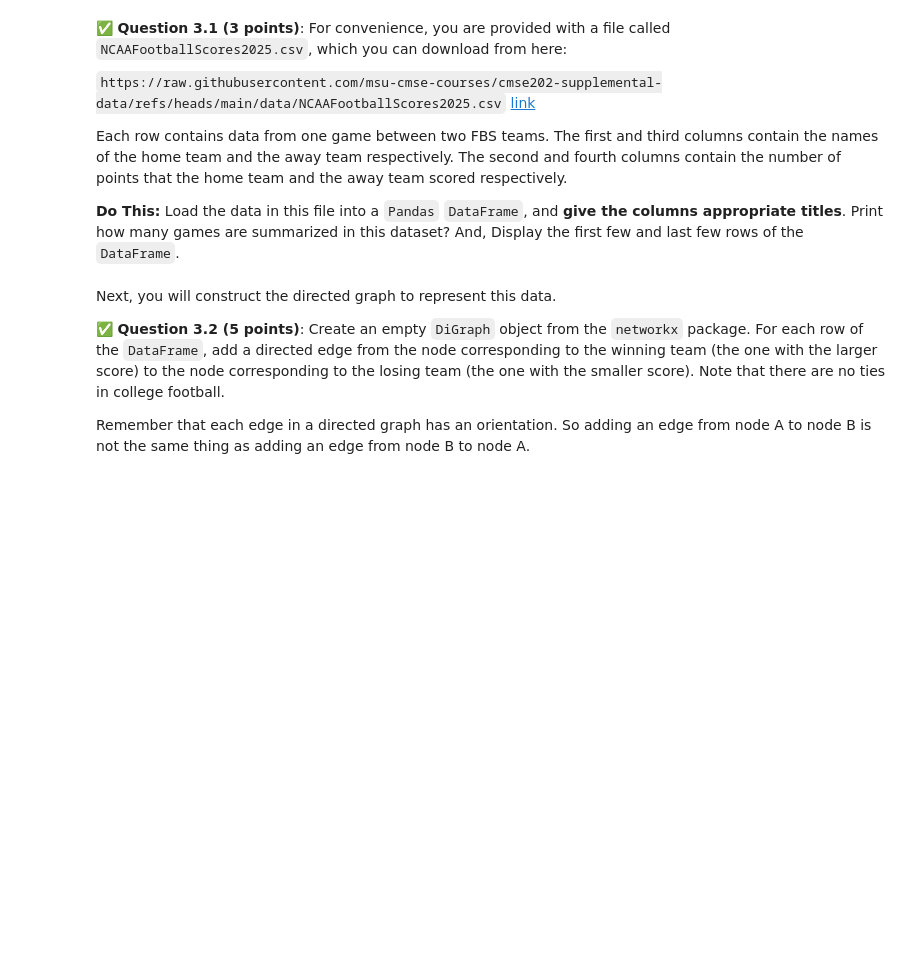
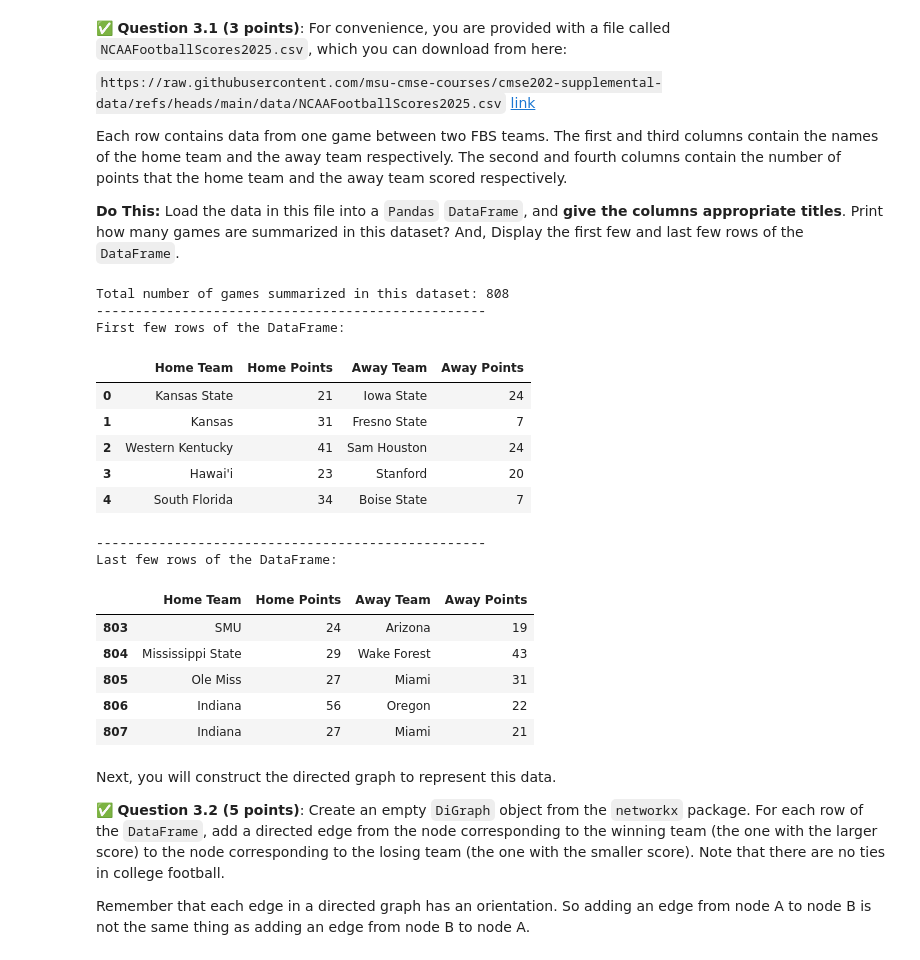
Before and after one commit to Ptona32/CMSE202-s26-turnin, a Jupyter notebook: hw-02/HW-02_ABMandGraphTheory-STUDENT.ipynb, the cells around one changed output. Cells and saved outputs as stored; diff of their text form; code cells hidden in the pictures; blank space fills up the shorter version.

```diff
--- a/hw-02/HW-02_ABMandGraphTheory-STUDENT.ipynb
+++ b/hw-02/HW-02_ABMandGraphTheory-STUDENT.ipynb
@@ -622,6 +622,37 @@ Each row contains data from one game between two FBS teams. The first and third
 **Do This:** Load the data in this file into a `Pandas` `DataFrame`, and **give the columns appropriate titles**.  Print how many games are summarized in this dataset?  And, Display the first few and last few rows of the `DataFrame`.
 # %%
 # Put your code for Question 3.1 here and print the number of games in the dataset!
+import pandas as pd
+
+url = "https://raw.githubusercontent.com/msu-cmse-courses/cmse202-supplemental-data/refs/heads/main/data/NCAAFootballScores2025.csv"
+column_names = ['Home Team', 'Home Points', 'Away Team', 'Away Points']
+df = pd.read_csv(url, names=column_names)
+total_games = len(df)
+print(f"Total number of games summarized in this dataset: {total_games}")
+print("-" * 50)
+print("First few rows of the DataFrame:")
+display(df.head())
+print("-" * 50)
+print("Last few rows of the DataFrame:")
+display(df.tail())
+# %% [output]
+Total number of games summarized in this dataset: 808
+--------------------------------------------------
+First few rows of the DataFrame:
+|  | Home Team | Home Points | Away Team | Away Points |
+| 0 | Kansas State | 21 | Iowa State | 24 |
+| 1 | Kansas | 31 | Fresno State | 7 |
+| 2 | Western Kentucky | 41 | Sam Houston | 24 |
+| 3 | Hawai'i | 23 | Stanford | 20 |
+| 4 | South Florida | 34 | Boise State | 7 |
+--------------------------------------------------
+Last few rows of the DataFrame:
+|  | Home Team | Home Points | Away Team | Away Points |
+| 803 | SMU | 24 | Arizona | 19 |
+| 804 | Mississippi State | 29 | Wake Forest | 43 |
+| 805 | Ole Miss | 27 | Miami | 31 |
+| 806 | Indiana | 56 | Oregon | 22 |
+| 807 | Indiana | 27 | Miami | 21 |
 # %% [markdown]
 Next, you will construct the directed graph to represent this data.
 
```
Also changed, not shown: parts of 12 cells of this notebook.
